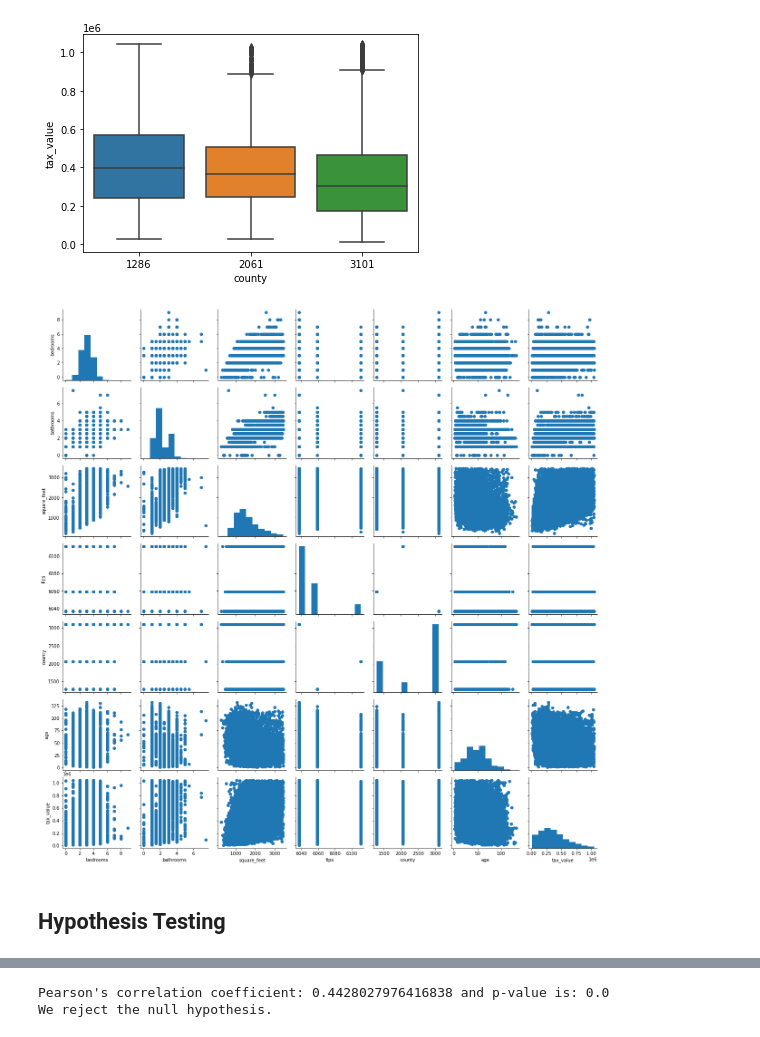
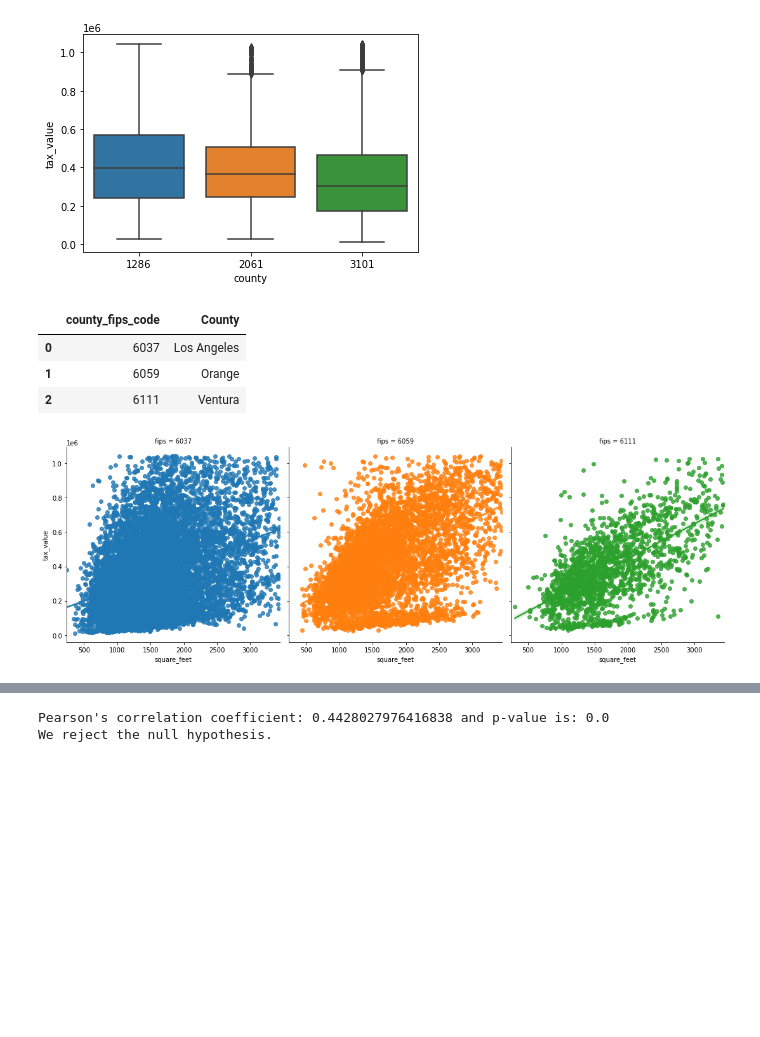
Before and after one commit to gabrielatijerina/regression-project, a Jupyter notebook: zillow-report.ipynb, the cells around one changed output, grey strips where cells are left out. Cells and saved outputs as stored; diff of their text form; code cells hidden in the pictures; blank space fills up the shorter version.

```diff
--- a/zillow-report.ipynb
+++ b/zillow-report.ipynb
@@ -187,11 +267,25 @@ plot_categorical_and_continuous_vars(train, 'county', 'tax_value')
 [figure]
 [figure]
 [figure]
-# %%
-g = sns.PairGrid(train)
-g.map_diag(plt.hist)
-g.map_offdiag(plt.scatter);
-# %% [output]
-[figure, removed]
-# %% [markdown]
-## Hypothesis Testing
+# %%
+#create a df to show the name of the county for each fips code
+county = pd.DataFrame({'county_fips_code': [6037, 6059, 6111],
+                       'County': ['Los Angeles', 'Orange', 'Ventura']})
+county.head()
+# %% [output]
+|  | county_fips_code | County |
+| 0 | 6037 | Los Angeles |
+| 1 | 6059 | Orange |
+| 2 | 6111 | Ventura |
+# %%
+#Visualize how square footage influences the property's assessed value by county
+sns.lmplot(data=train,
+           x='square_feet',
+           y='tax_value',
+           hue = 'fips',
+           col = 'fips',
+           col_wrap=3)
+
+plt.show()
+# %% [output]
+[figure, added]
```
Also changed, not shown: parts of 48 cells of this notebook.
